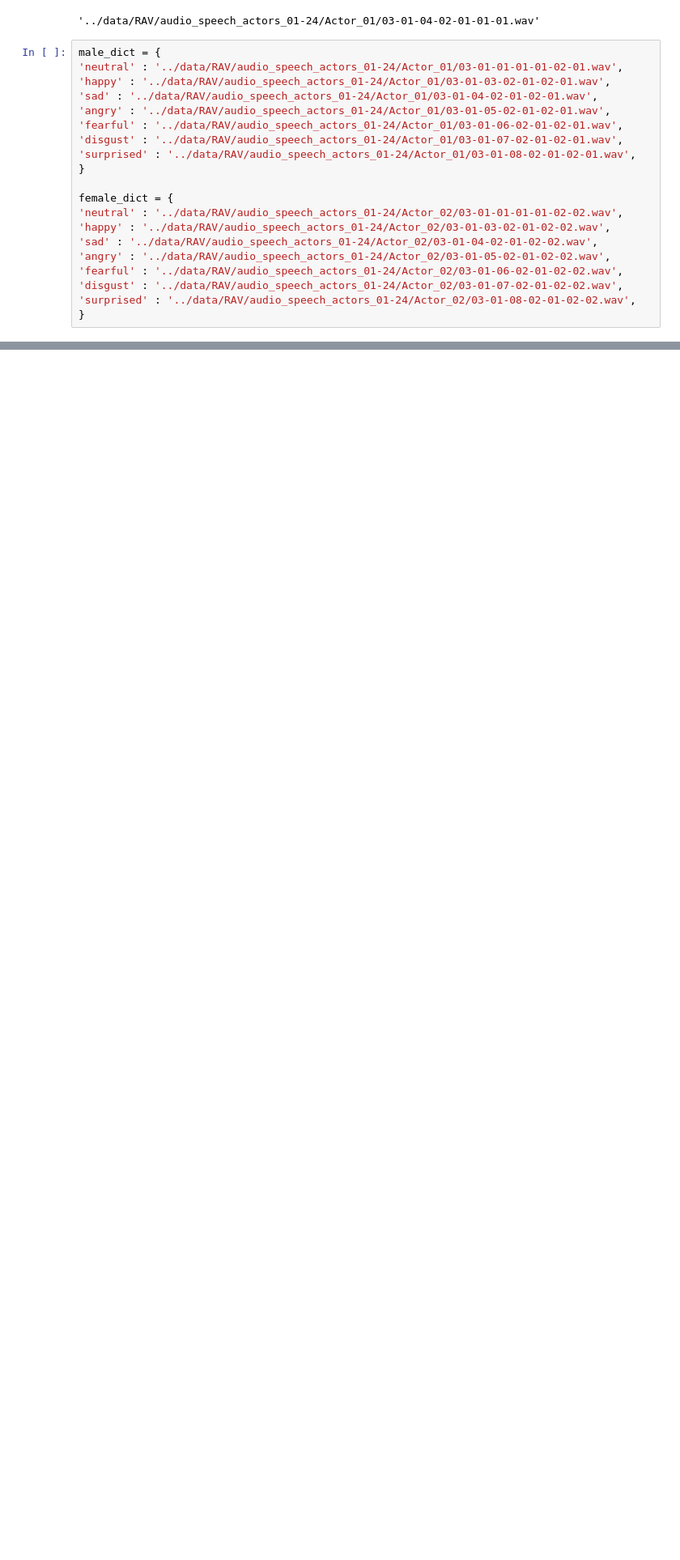
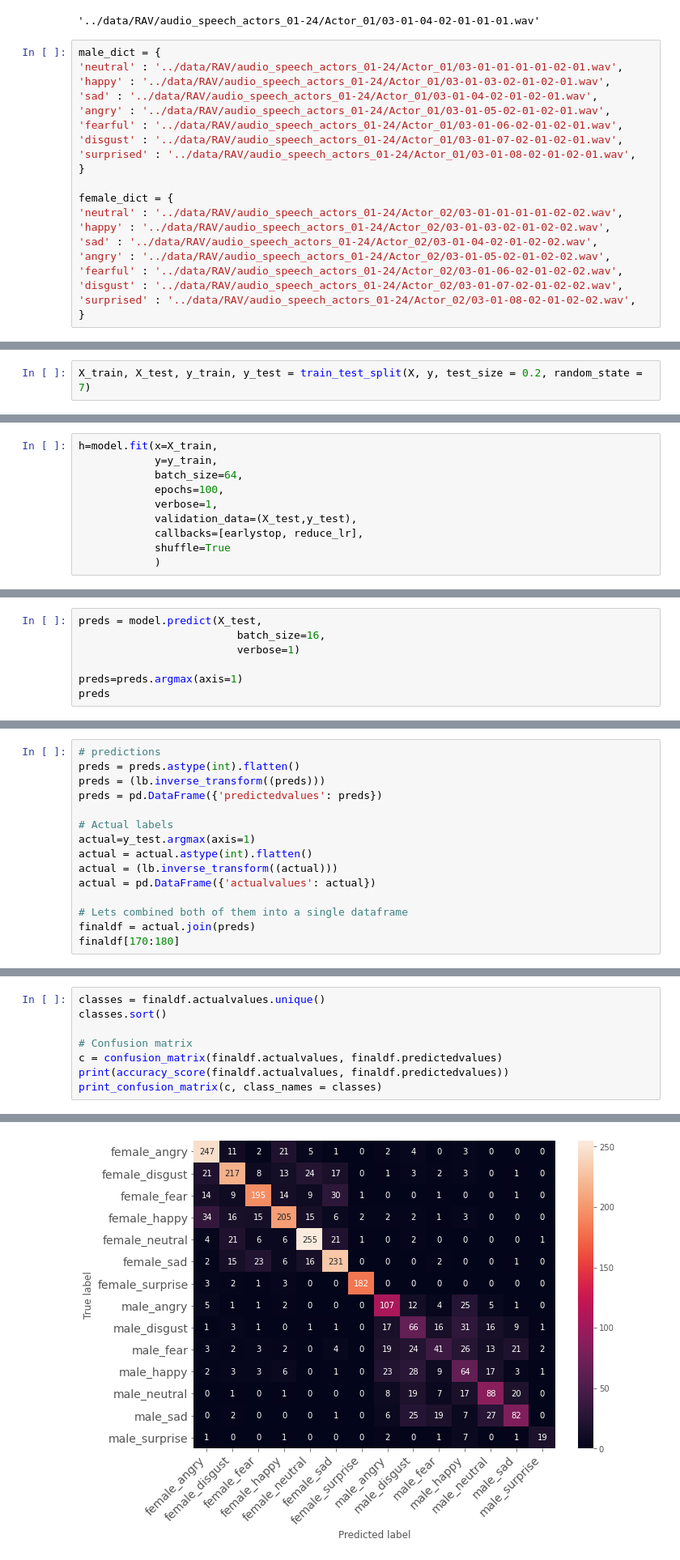
Before and after one commit to ZacharyVillarreal/Predicting-Humans-Affectively, a Jupyter notebook: src/Audio/Audio_Processing.ipynb, the cells around one changed output, grey strips where cells are left out. Shown at 81% size. Drawn from its saved outputs; the diff is of its cells as text; blank space fills up the shorter version.

```diff
--- a/src/Audio_Processing.ipynb
+++ b/src/Audio/Audio_Processing.ipynb
@@ -174,0 +196,2 @@ for emotion in list(male_dict.keys()):
+# %%
+X_train, X_test, y_train, y_test = train_test_split(X, y, test_size = 0.2, random_state = 7)
@@ -174,0 +253,10 @@ for emotion in list(male_dict.keys()):
+# %%
+h=model.fit(x=X_train,
+            y=y_train,
+            batch_size=64,
+            epochs=100,
+            verbose=1,
+            validation_data=(X_test,y_test),
+            callbacks=[earlystop, reduce_lr],
+            shuffle=True
+            )
@@ -174,0 +303,7 @@ for emotion in list(male_dict.keys()):
+# %%
+preds = model.predict(X_test,
+                         batch_size=16,
+                         verbose=1)
+
+preds=preds.argmax(axis=1)
+preds
@@ -174,0 +313,15 @@ for emotion in list(male_dict.keys()):
+# %%
+# predictions
+preds = preds.astype(int).flatten()
+preds = (lb.inverse_transform((preds)))
+preds = pd.DataFrame({'predictedvalues': preds})
+
+# Actual labels
+actual=y_test.argmax(axis=1)
+actual = actual.astype(int).flatten()
+actual = (lb.inverse_transform((actual)))
+actual = pd.DataFrame({'actualvalues': actual})
+
+# Lets combined both of them into a single dataframe
+finaldf = actual.join(preds)
+finaldf[170:180]
@@ -174,0 +383,9 @@ for emotion in list(male_dict.keys()):
+# %%
+classes = finaldf.actualvalues.unique()
+classes.sort()
+
+# Confusion matrix
+c = confusion_matrix(finaldf.actualvalues, finaldf.predictedvalues)
+print(accuracy_score(finaldf.actualvalues, finaldf.predictedvalues))
+print_confusion_matrix(c, class_names = classes)
+# %% [output]
@@ -174,0 +393 @@ for emotion in list(male_dict.keys()):
+[figure, added]
```
Also changed, not shown: parts of 38 cells of this notebook, 6 other files.
